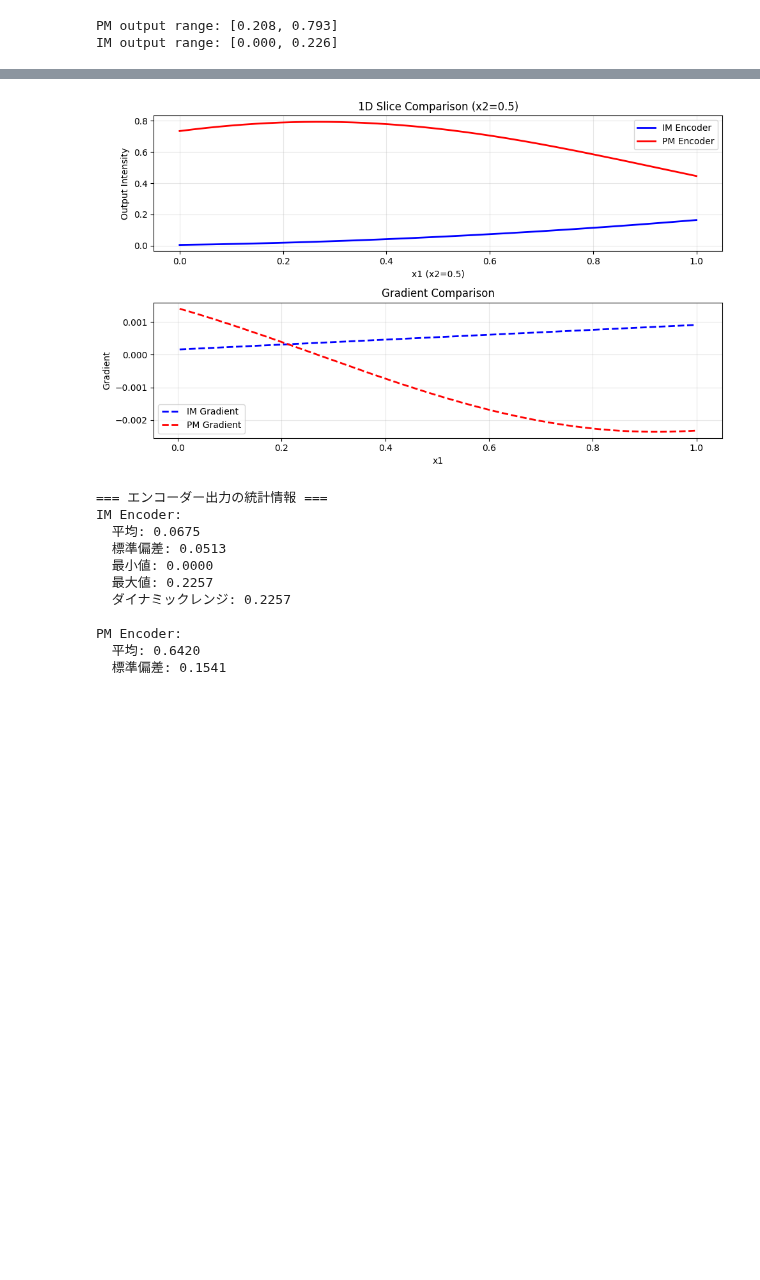
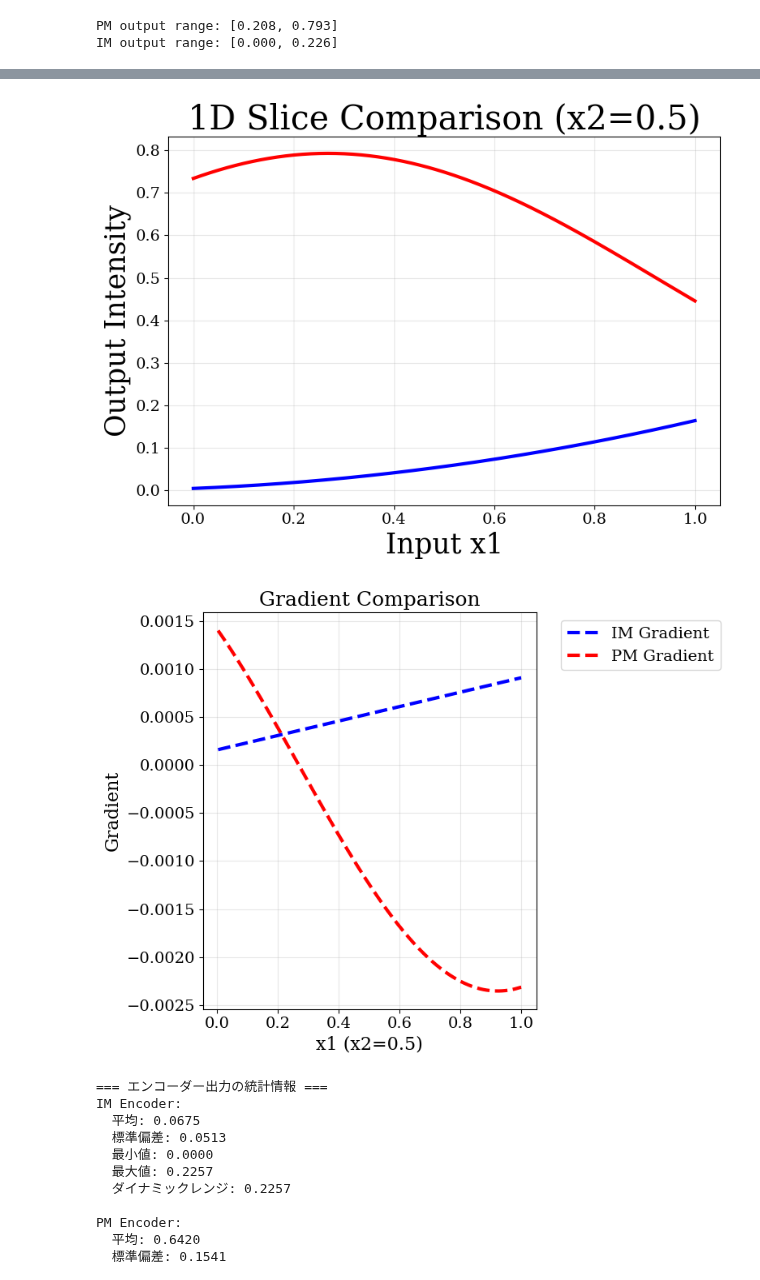
Before and after one commit to Ryuichi-K-create/PhotonicEncoder_public, a Jupyter notebook: Runner/evaluate_note/encoder_visualization.ipynb, the cells around one changed output, grey strips where cells are left out. Saved outputs shown, nothing was run; the diff lists cells and outputs as text; code cells hidden in the pictures; blank space fills up the shorter version.

Commit message:
encoder visual変更

```diff
--- a/Runner/evaluate_note/encoder_visualization.ipynb
+++ b/Runner/evaluate_note/encoder_visualization.ipynb
@@ -5,6 +5,9 @@ PMEncoder（位相変調）とIMEncoder（強度変調）の出力特性を2次
 # %%
 import numpy as np
 import matplotlib.pyplot as plt
+from matplotlib import rcParams, font_manager
+_available_fonts = {f.name for f in font_manager.fontManager.ttflist}
+rcParams['font.family'] = 'Times New Roman' if 'Times New Roman' in _available_fonts else 'DejaVu Serif'
 import torch
 import sys
 import os
@@ -92,37 +99,44 @@ plt.show()
 # %%
 # 1次元スライスでの詳細比較
 # x2=0.5での断面を取得
 slice_idx = resolution // 2
 x1_slice = x1
 im_slice = I_IM[slice_idx, :]
 pm_slice = I_PM[slice_idx, :]
 
-plt.figure(figsize=(10, 6))
-plt.subplot(2, 1, 1)
-plt.plot(x1_slice, im_slice, 'b-', linewidth=2, label='IM Encoder')
-plt.plot(x1_slice, pm_slice, 'r-', linewidth=2, label='PM Encoder')
-plt.xlabel('x1 (x2=0.5)')
-plt.ylabel('Output Intensity')
-plt.title('1D Slice Comparison (x2=0.5)')
-plt.legend()
+# グラフ1: 出力強度の比較
+plt.figure(figsize=(8, 6))
+plt.plot(x1_slice, im_slice, 'b-', linewidth=3, label='IM Encoder')
+plt.plot(x1_slice, pm_slice, 'r-', linewidth=3, label='PM Encoder')
+plt.xlabel('Input x1', fontsize=25)
+plt.ylabel('Output Intensity', fontsize=25)
+plt.title('1D Slice Comparison (x2=0.5)', fontsize=30)
+# plt.legend(bbox_to_anchor=(1.05, 1), loc='upper left', fontsize=14)
 plt.grid(True, alpha=0.3)
+plt.xticks(fontsize=14)
+plt.yticks(fontsize=14)
+plt.tight_layout()
+plt.show()
 
-# 勾配の比較
-plt.subplot(2, 1, 2)
+# グラフ2: 勾配の比較
 im_grad = np.gradient(im_slice)
 pm_grad = np.gradient(pm_slice)
-plt.plot(x1_slice[1:], im_grad[1:], 'b--', linewidth=2, label='IM Gradient')
-plt.plot(x1_slice[1:], pm_grad[1:], 'r--', linewidth=2, label='PM Gradient')
-plt.xlabel('x1')
-plt.ylabel('Gradient')
-plt.title('Gradient Comparison')
-plt.legend()
+
+plt.figure(figsize=(8, 6))
+plt.plot(x1_slice[1:], im_grad[1:], 'b--', linewidth=3, label='IM Gradient')
+plt.plot(x1_slice[1:], pm_grad[1:], 'r--', linewidth=3, label='PM Gradient')
+plt.xlabel('x1 (x2=0.5)', fontsize=16)
+plt.ylabel('Gradient', fontsize=16)
+plt.title('Gradient Comparison', fontsize=18)
+plt.legend(bbox_to_anchor=(1.05, 1), loc='upper left', fontsize=14)
 plt.grid(True, alpha=0.3)
-
+plt.xticks(fontsize=14)
+plt.yticks(fontsize=14)
 plt.tight_layout()
 plt.show()
 # %% [output]
-[figure, old version]
+[figure, new version]
+[figure, added]
 # %%
 # 統計情報の比較
 print("=== エンコーダー出力の統計情報 ===")
```
Also changed, not shown: parts of 6 cells of this notebook.
